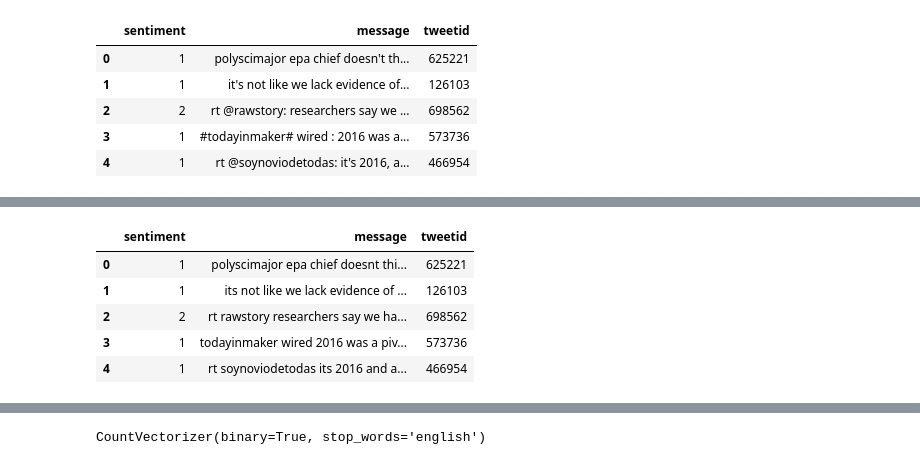
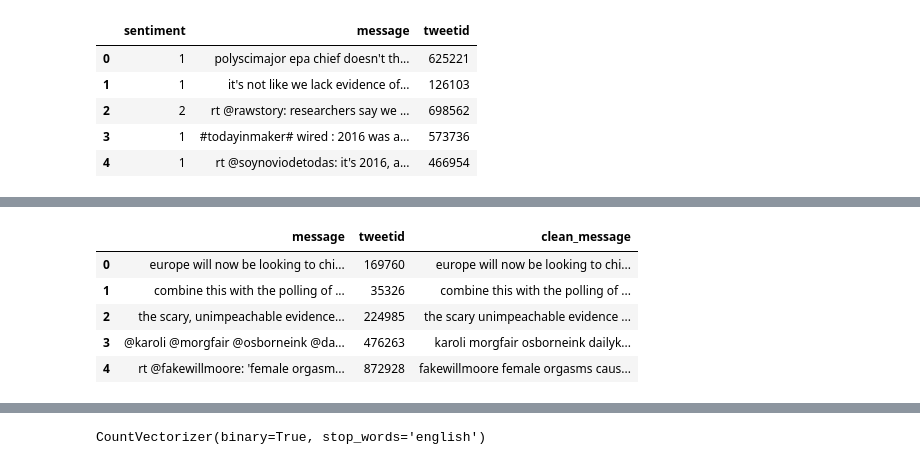
Before and after one commit to kwanda2426/classification-predict-streamlit-template, a Jupyter notebook: Untitled1.ipynb, the cells around one changed output, grey strips where cells are left out. Saved outputs shown, nothing was run; the diff lists cells and outputs as text; code cells hidden in the pictures.

```diff
--- a/Untitled1.ipynb
+++ b/Untitled1.ipynb
@@ -60,4 +59,6 @@ subs_url = r'url-web'
 df_train['message'] = df_train['message'].replace(to_replace = pattern_url, value = subs_url, regex = True)
+# %%
+df_test['message'] = df_test['message'].replace(to_replace = pattern_url, value = subs_url, regex = True)
 # %%
 def lower_case(df, column_name):
 
@@ -86,9 +96,9 @@ def lookup_dict(text, dictionary):
 
     return text
 # %%
-contractions = {"doesn't" : 'does not','wouldn\'t': 'would not','it\'s' : 'it is',
-               'i\'m': 'i am', 'we\'re' : 'we are','i\'ve':'i have','let\'s' : 'let us',
-               'couldn\'t' : 'could not','don\'t' : 'do not', 'lol' : 'laugh out loud',
+contractions = {"doesn't" : 'does not',"wouldn't": "would not","it's" : 'it is',
+               "i'm": "i am", "we're" : 'we are',"i've":'i have',"let's" : 'let us',
+               "couldn't" : 'could not',"don't" : 'do not', 'lol' : 'laugh out loud',
                'ftl': 'for the loss', 'fwiw': 'for what it is worth', 'imo' : 'in my opinion',
                'diaf': 'die in a fire','dm': 'direct message', 'afaik':'as far as i know',
                'imho': 'in my humble opinion', 'tbh': 'to be honest','icymi': 'in case you missed it',
@@ -96,9 +106,11 @@ contractions = {"doesn't" : 'does not','wouldn\'t': 'would not','it\'s' : 'it is
                'smdh':'shaking my damn head','nts':'note to self','ifykyk':'if you know, you know',
                'ijs':'i am just saying', 'tbqh':'to be quite honest','fyi':'for your information',
                'idc':'i do not care','hth':'happy to help', 'hth':'hear to help','hifw':'how i feel when',
-               'we\'ve':'we have','i\'d':'i would', 'i\'ll':'i will'}
+               "we've":'we have',"i'd":'i would', "i'll":"i will",'rt':''}
 # %%
 df_train['clean_message'] = df_train['message'].apply(lambda x: lookup_dict(x, contractions))
+# %%
+df_test['clean_message'] = df_test['message'].apply(lambda x: lookup_dict(x, contractions))
 # %%
 df_train.head()
 # %% [output]
@@ -116,10 +137,12 @@ df_train['message'] = df_train['message'].apply(remove_punctuation)
+# %%
+df_test['clean_message'] = df_test['clean_message'].apply(remove_punctuation)
 # %%
-df_train.head()
+df_test.head()
 # %% [output]
-|  | sentiment | message | tweetid |
-| 0 | 1 | polyscimajor epa chief doesnt thi... | 625221 |
-| 1 | 1 | its not like we lack evidence of ... | 126103 |
-| 2 | 2 | rt rawstory researchers say we ha... | 698562 |
-| 3 | 1 | todayinmaker wired 2016 was a piv... | 573736 |
-| 4 | 1 | rt soynoviodetodas its 2016 and a... | 466954 |
+|  | message | tweetid | clean_message |
+| 0 | europe will now be looking to chi... | 169760 | europe will now be looking to chi... |
+| 1 | combine this with the polling of ... | 35326 | combine this with the polling of ... |
+| 2 | the scary, unimpeachable evidence... | 224985 | the scary unimpeachable evidence ... |
+| 3 | @karoli @morgfair @osborneink @da... | 476263 | karoli morgfair osborneink dailyk... |
+| 4 | rt @fakewillmoore: 'female orgasm... | 872928 | fakewillmoore female orgasms caus... |
 # %%
```
Also changed, not shown: parts of 17 cells of this notebook.
